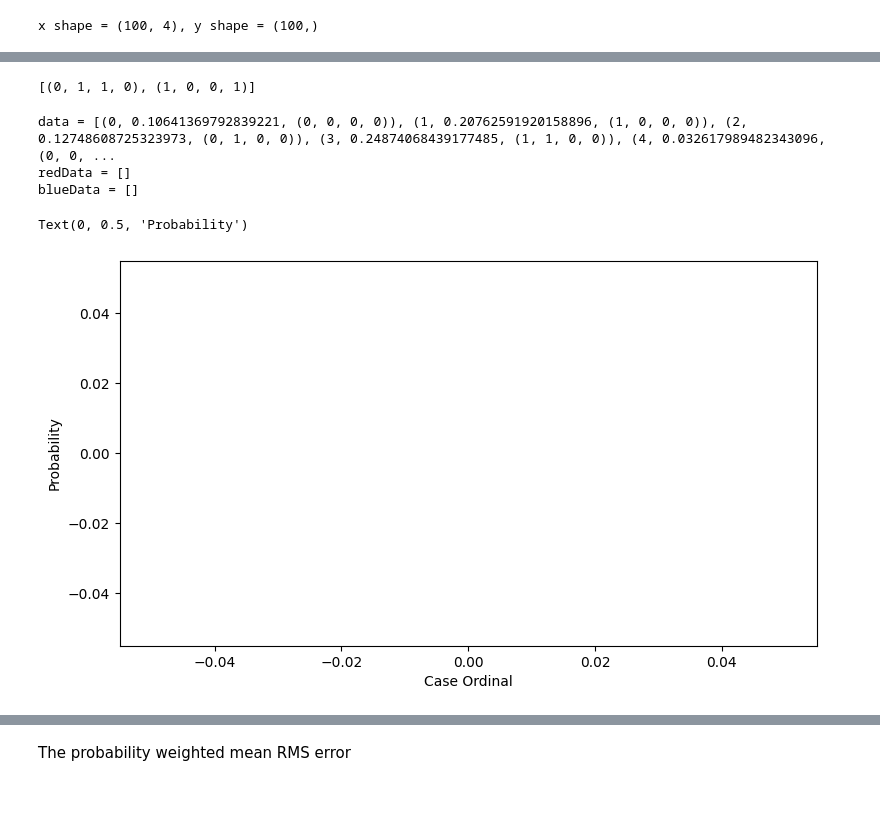
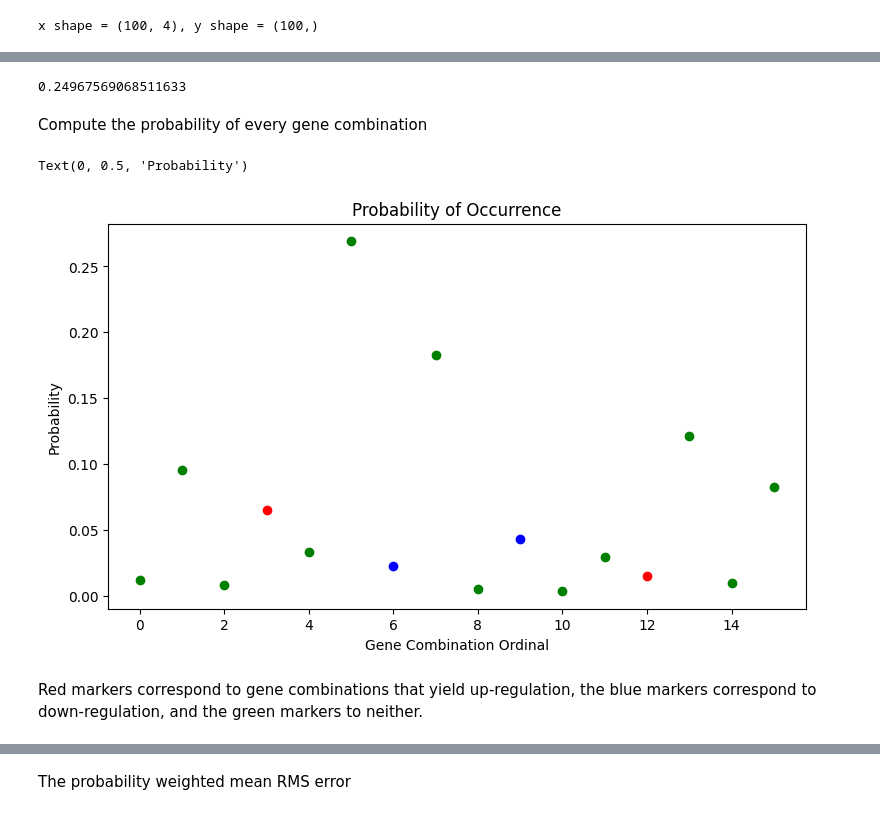
Before and after one commit to DesignToolInvestor/MLPlay, a Jupyter notebook: LinVNon/NonLin.ipynb, the cells around one changed output, grey strips where cells are left out. Saved outputs shown, nothing was run; the diff lists cells and outputs as text; code cells hidden in the pictures.

```diff
--- a/LinVNon/NonLin.ipynb
+++ b/LinVNon/NonLin.ipynb
@@ -199,2 +203,8 @@ Compute the probability of every gene combination
+# %%
+RmsError(linFit,linWeight)
+# %% [output]
+0.24967569068511633
+# %% [markdown]
+Compute the probability of every gene combination
 # %%
 prob = tuple(prod((p if g == 1 else (1 - p) for (p,g) in zip(prev,case))) for case in allCasesNum)
@@ -202,40 +212,34 @@ assert(sum(prob) == 1)
 # %%
-def PlotColorCoded(data, upGroups,downGroups):
-	print(f'data = {list(data)}')
-	redData = [d for d in data if (d[2] in upGroups)]
-	print(f'redData = {redData}')
-	blueData = [d for d in data if (d[2] in downGroups)]
-	print(f'blueData = {blueData}')
-	greenData = [d for d in data if ((d[2] not in upGroups) and (d not in downGroups))]
+def PlotColorCoded(data, upGroup,downGroup, mark='o'):
+	redData = [d for d in data if (d[2] in upGroup)]
+	blueData = [d for d in data if (d[2] in downGroup)]
+	greenData = [d for d in data if ((d[2] not in upGroup) and (d[2] not in downGroup))]
 
 	redX = [d[0] for d in redData]
 	redY = [d[1] for d in redData]
-	plot.plot(redX, redY, '*', c='red')
+	plot.plot(redX, redY, mark, c='red')
 
 	blueX = [d[0] for d in blueData]
 	blueY = [d[1] for d in blueData]
-	plot.plot(blueX, blueY, '*', c='blue')
+	plot.plot(blueX, blueY, mark, c='blue')
 
 	greenX = [d[0] for d in greenData]
 	greenY = [d[1] for d in greenData]
-	plot.plot(greenX, greenY, '*', c='green')
+	plot.plot(greenX, greenY, mark, c='green')
-# %%
-downGroups
-# %% [output]
-[(0, 1, 1, 0), (1, 0, 0, 1)]
 # %%
 x = [n for n in range(nCase)]
-data = zip(x,prob,allCasesNum)
+data = list(zip(x,prob,allCasesNum))
 
 plot.subplots(figsize=(9,5))
-PlotColorCoded(data,upGroups,downGroups)
+PlotColorCoded(data, upGroups, downGroups)
 
-plot.xlabel('Case Ordinal')
+plot.title('Probability of Occurrence')
+plot.xlabel('Gene Combination Ordinal')
 plot.ylabel('Probability')
 # %% [output]
-data = [(0, 0.10641369792839221, (0, 0, 0, 0)), (1, 0.20762591920158896, (1, 0, 0, 0)), (2, 0.12748608725323973, (0, 1, 0, 0)), (3, 0.24874068439177485, (1, 1, 0, 0)), (4, 0.032617989482343096, (0, 0, ...
-redData = []
-blueData = []
+Text(0, 0.5, 'Probability')
-Text(0, 0.5, 'Probability')
-[figure, old version]
+[figure, new version]
+# %% [markdown]
+Red markers correspond to gene combinations that yield up-regulation, the blue markers correspond
+to down-regulation, and the green markers to neither.
 # %%
```
Also changed, not shown: parts of 25 cells of this notebook.
